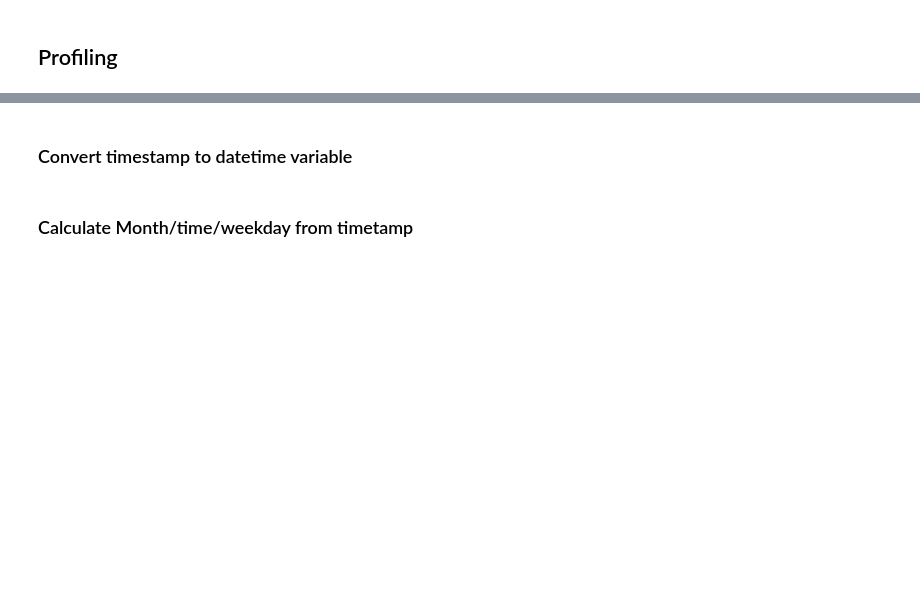
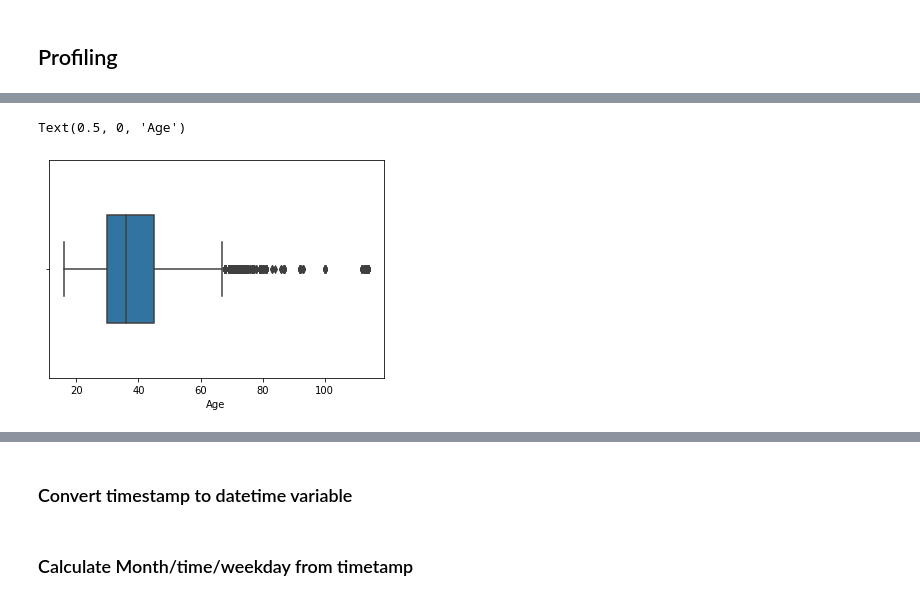
Before and after one commit to poojasaxena/machinelearning_case_studies, a Jupyter notebook: nyc_bikesharing/nyc-bike-studies_2022.ipynb, the cells around one changed output, grey strips where cells are left out. Saved outputs shown, nothing was run; the diff lists cells and outputs as text; code cells hidden in the pictures; blank space fills up the shorter version.

```diff
--- a/nyc_bikesharing/nyc-bike-studies_2022.ipynb
+++ b/nyc_bikesharing/nyc-bike-studies_2022.ipynb
@@ -110,0 +203,7 @@ df_bike[df_bike["dob_missing"]==True].groupby("usertype")["dob_missing"].count()
+# %%
+#sns.set_theme(style="whitegrid")
+sns.boxplot(x=df_bike["age"], width=0.5)
+plt.xlabel("Age")
+# %% [output]
+Text(0.5, 0, 'Age')
+[figure, added]
```
Also changed, not shown: parts of 196 cells of this notebook.
